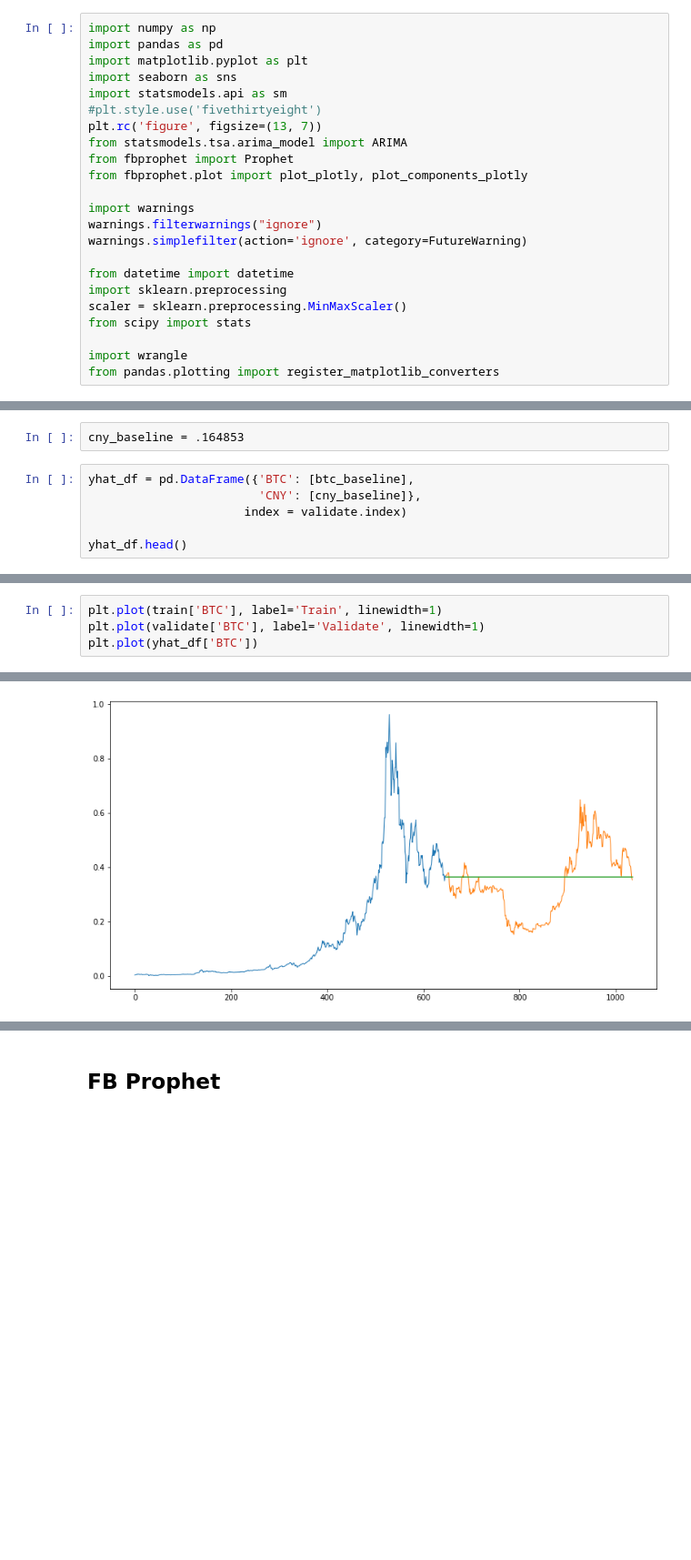
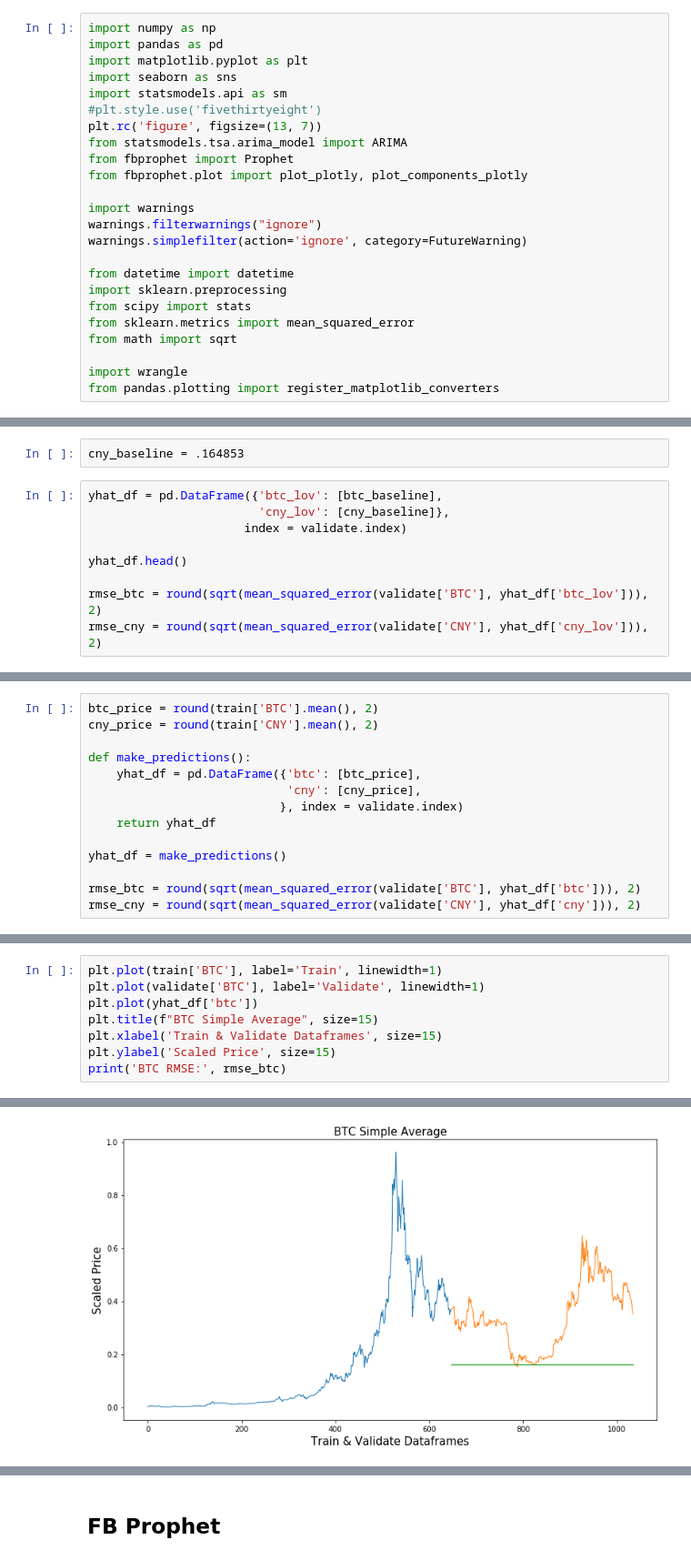
Before and after one commit to AI-Gomez/forex_project, a Jupyter notebook: fresh.ipynb, the cells around one changed output, grey strips where cells are left out. Shown at 91% size. Saved outputs shown, nothing was run; the diff lists cells and outputs as text; blank space fills up the shorter version.

```diff
--- a/fresh.ipynb
+++ b/fresh.ipynb
@@ -18,8 +18,9 @@ warnings.simplefilter(action='ignore', category=FutureWarning)
 
 from datetime import datetime
 import sklearn.preprocessing
-scaler = sklearn.preprocessing.MinMaxScaler()
 from scipy import stats
+from sklearn.metrics import mean_squared_error
+from math import sqrt
 
 import wrangle
 from pandas.plotting import register_matplotlib_converters
@@ -334,8 +335,11 @@ btc_baseline = .363024
 # %%
 cny_baseline = .164853
 # %%
-yhat_df = pd.DataFrame({'BTC': [btc_baseline],
-                        'CNY': [cny_baseline]},
+yhat_df = pd.DataFrame({'btc_lov': [btc_baseline],
+                        'cny_lov': [cny_baseline]},
                       index = validate.index)
 
 yhat_df.head()
+
+rmse_btc = round(sqrt(mean_squared_error(validate['BTC'], yhat_df['btc_lov'])), 2)
+rmse_cny = round(sqrt(mean_squared_error(validate['CNY'], yhat_df['cny_lov'])), 2)
@@ -348,0 +370,14 @@ yhat_df.head()
+# %%
+btc_price = round(train['BTC'].mean(), 2)
+cny_price = round(train['CNY'].mean(), 2)
+
+def make_predictions():
+    yhat_df = pd.DataFrame({'btc': [btc_price],
+                            'cny': [cny_price],
+                           }, index = validate.index)
+    return yhat_df
+
+yhat_df = make_predictions()
+
+rmse_btc = round(sqrt(mean_squared_error(validate['BTC'], yhat_df['btc'])), 2)
+rmse_cny = round(sqrt(mean_squared_error(validate['CNY'], yhat_df['cny'])), 2)
@@ -349,5 +393,9 @@ yhat_df.head()
 # %%
 plt.plot(train['BTC'], label='Train', linewidth=1)
 plt.plot(validate['BTC'], label='Validate', linewidth=1)
-plt.plot(yhat_df['BTC'])
+plt.plot(yhat_df['btc'])
+plt.title(f"BTC Simple Average", size=15)
+plt.xlabel('Train & Validate Dataframes', size=15)
+plt.ylabel('Scaled Price', size=15)
+print('BTC RMSE:', rmse_btc)
 # %% [output]
@@ -355,4 +403,4 @@ plt.plot(yhat_df['BTC'])
-[figure, old version]
+[figure, new version]
 # %%
 plt.plot(train['CNY'], label='Train', linewidth=1)
 plt.plot(validate['CNY'], label='Validate', linewidth=1)
```
Also changed, not shown: parts of 33 cells of this notebook.
